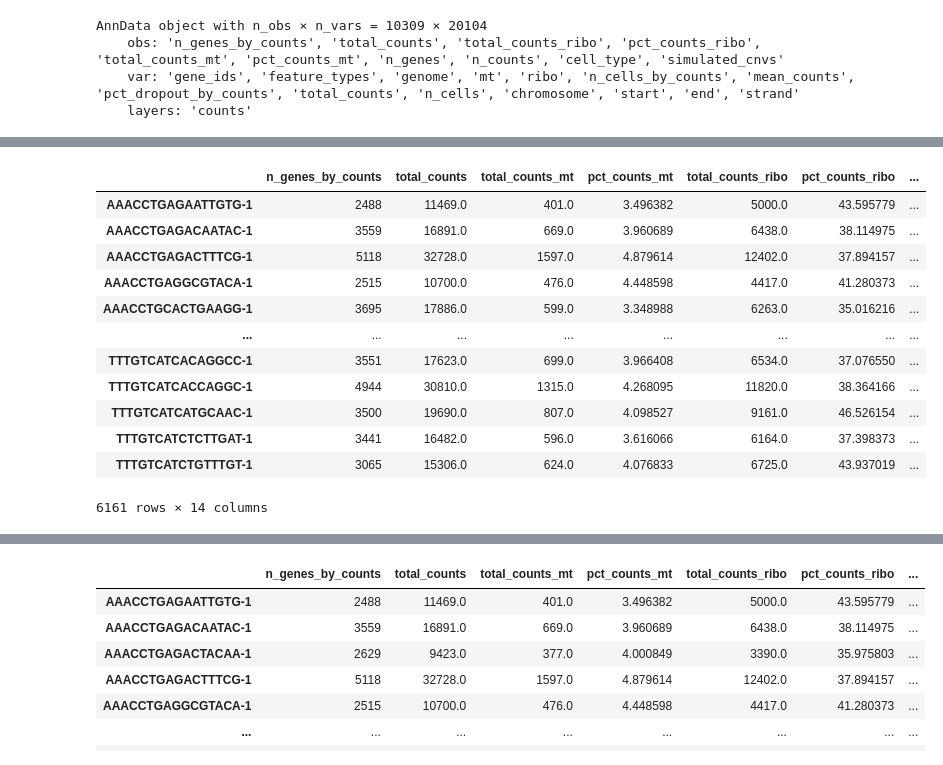
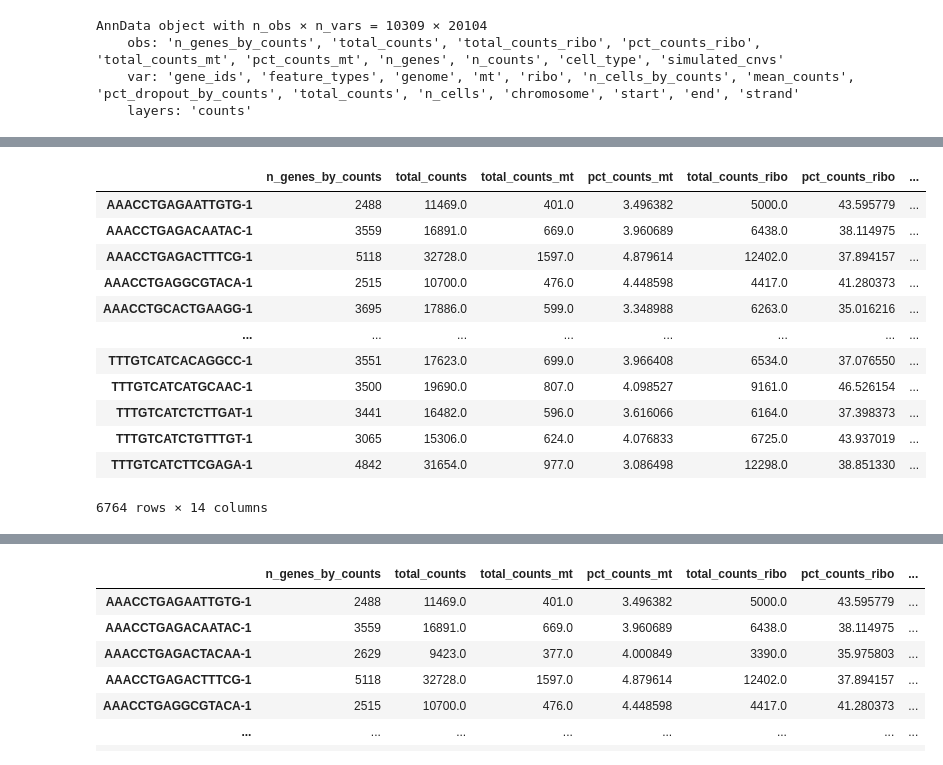
Before and after one commit to bly2/CSCB-2025-Final, a Jupyter notebook: benchmark_PBMC hESC.ipynb, the cells around one changed output, grey strips where cells are left out. Drawn from its saved outputs; the diff is of its cells as text; code cells hidden in the pictures.

```diff
--- a/benchmark_PBMC hESC.ipynb
+++ b/benchmark_PBMC hESC.ipynb
@@ -3,7 +3,7 @@
 # - CD14 monocytes: Chr6 loss, Chr22 loss
 # - CD4 T cells: ChrX gain
 
-adfile_path = "/Users/pythonpete/Downloads/CSCB-2025-Final/data/hesc_annotated.h5ad"
+adfile_path = "/Users/pythonpete/Downloads/CSCB-2025-Final/hesc_annotated_unnormalized.h5ad"
 # %%
 from cscb_methods import *
 # %%
@@ -92,3 +56,0 @@ pos_overlap
-# %%
-adata.var = pos_overlap
-adata.var
@@ -249,3 +123,3 @@ plot_aneuploid_cnv_clusters_new(adata,diploid_annotation='predicted_diploid')
 # %%
-adata_Mono = i3_hmm_infercnv(adata,cell_type='iPSC',cell_annotation='celltype',diploid_annotation='predicted_diploid',logFC_threshold=0.5,plots=True)
+adata_ipsc = i3_hmm_infercnv(adata,cell_type='iPSC',cell_annotation='celltype',diploid_annotation='predicted_diploid',logFC_threshold=0.5,plots=True)
 # %% [output]
@@ -254,16 +128,16 @@ adata_Mono = i3_hmm_infercnv(adata,cell_type='iPSC',cell_annotation='celltype',d
 # %%
-adata_Mono.obs
+adata_ipsc.obs
 # %% [output]
 |  | n_genes_by_counts | total_counts | total_counts_mt | pct_counts_mt | total_counts_ribo | pct_counts_ribo | ... |
 | AAACCTGAGAATTGTG-1 | 2488 | 11469.0 | 401.0 | 3.496382 | 5000.0 | 43.595779 | ... |
 | AAACCTGAGACAATAC-1 | 3559 | 16891.0 | 669.0 | 3.960689 | 6438.0 | 38.114975 | ... |
 | AAACCTGAGACTTTCG-1 | 5118 | 32728.0 | 1597.0 | 4.879614 | 12402.0 | 37.894157 | ... |
 | AAACCTGAGGCGTACA-1 | 2515 | 10700.0 | 476.0 | 4.448598 | 4417.0 | 41.280373 | ... |
 | AAACCTGCACTGAAGG-1 | 3695 | 17886.0 | 599.0 | 3.348988 | 6263.0 | 35.016216 | ... |
 | ... | ... | ... | ... | ... | ... | ... | ... |
 | TTTGTCATCACAGGCC-1 | 3551 | 17623.0 | 699.0 | 3.966408 | 6534.0 | 37.076550 | ... |
-| TTTGTCATCACCAGGC-1 | 4944 | 30810.0 | 1315.0 | 4.268095 | 11820.0 | 38.364166 | ... |
 | TTTGTCATCATGCAAC-1 | 3500 | 19690.0 | 807.0 | 4.098527 | 9161.0 | 46.526154 | ... |
 | TTTGTCATCTCTTGAT-1 | 3441 | 16482.0 | 596.0 | 3.616066 | 6164.0 | 37.398373 | ... |
 | TTTGTCATCTGTTTGT-1 | 3065 | 15306.0 | 624.0 | 4.076833 | 6725.0 | 43.937019 | ... |
+| TTTGTCATCTTCGAGA-1 | 4842 | 31654.0 | 977.0 | 3.086498 | 12298.0 | 38.851330 | ... |
-6161 rows × 14 columns
+6764 rows × 14 columns
```
Also changed, not shown: parts of 21 cells of this notebook, 2 other files.
